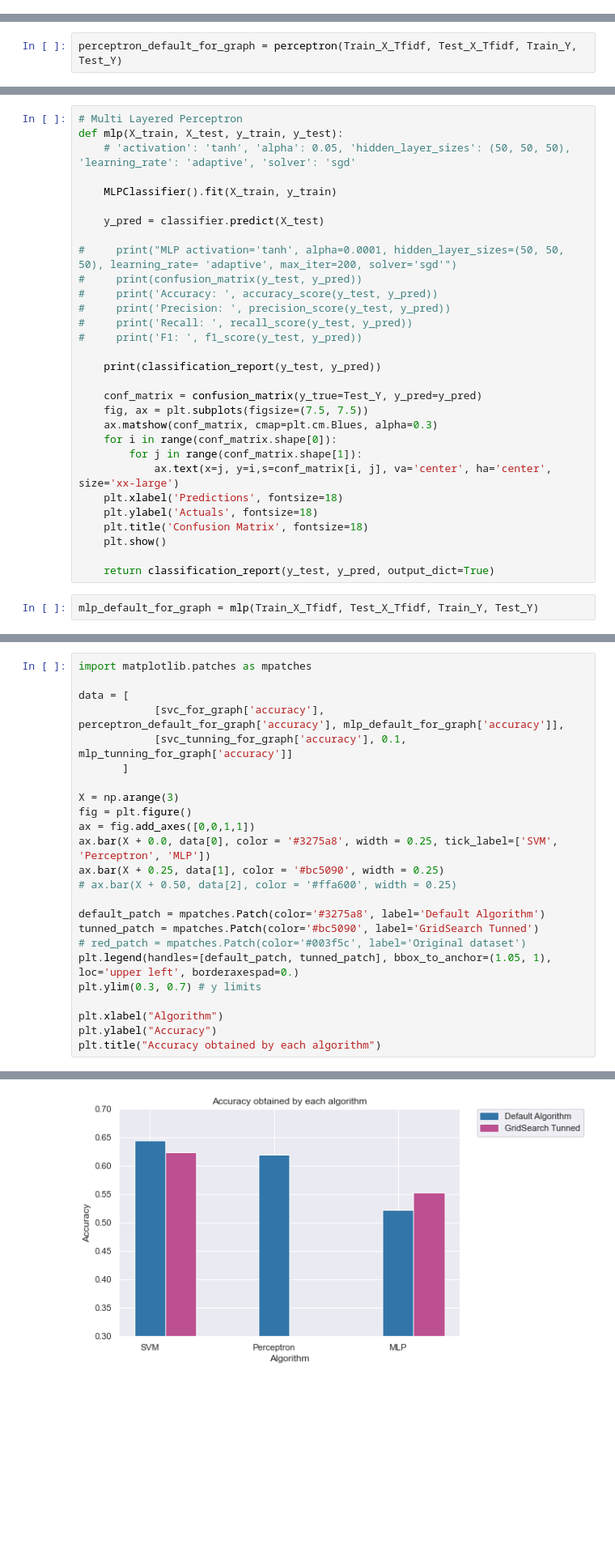
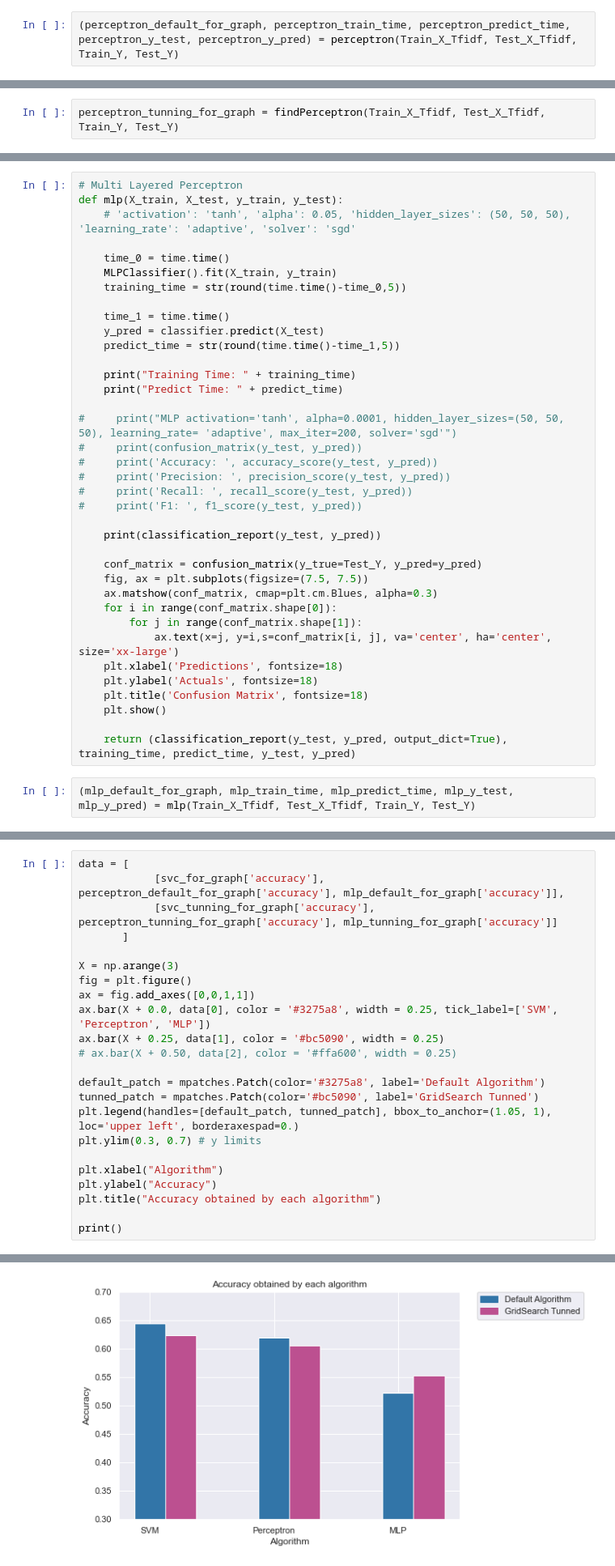
Before and after one commit to joaoDossena/MIEIC-IART, a Jupyter notebook: proj2 - Irony Detection/src/notebooks/Delivery.ipynb, the cells around one changed output, grey strips where cells are left out. Shown: that part at 81% size. Drawn from its saved outputs; the diff is of its cells as text; blank space fills up the shorter version.

```diff
--- a/proj2 - Irony Detection/src/notebooks/Delivery.ipynb
+++ b/proj2 - Irony Detection/src/notebooks/Delivery.ipynb
@@ -400,0 +411,2 @@ def perceptron(X_train, X_test, y_train, y_test):
+# %%
+(perceptron_default_for_graph, perceptron_train_time, perceptron_predict_time, perceptron_y_test, perceptron_y_pred) = perceptron(Train_X_Tfidf, Test_X_Tfidf, Train_Y, Test_Y)
@@ -401,3 +453,3 @@ def perceptron(X_train, X_test, y_train, y_test):
 # %%
-perceptron_default_for_graph = perceptron(Train_X_Tfidf, Test_X_Tfidf, Train_Y, Test_Y)
+perceptron_tunning_for_graph = findPerceptron(Train_X_Tfidf, Test_X_Tfidf, Train_Y, Test_Y)
 # %% [output]
@@ -422,9 +481,16 @@ from sklearn.neural_network import MLPClassifier
 def mlp(X_train, X_test, y_train, y_test):
     # 'activation': 'tanh', 'alpha': 0.05, 'hidden_layer_sizes': (50, 50, 50), 'learning_rate': 'adaptive', 'solver': 'sgd'
 
+    time_0 = time.time()
     MLPClassifier().fit(X_train, y_train)
+    training_time = str(round(time.time()-time_0,5))
 
+    time_1 = time.time()
     y_pred = classifier.predict(X_test)
+    predict_time = str(round(time.time()-time_1,5))
+
+    print("Training Time: " + training_time)
+    print("Predict Time: " + predict_time)
 
 #     print("MLP activation='tanh', alpha=0.0001, hidden_layer_sizes=(50, 50, 50), learning_rate= 'adaptive', max_iter=200, solver='sgd'")
 #     print(confusion_matrix(y_test, y_pred))
@@ -446,7 +512,7 @@ def mlp(X_train, X_test, y_train, y_test):
     plt.title('Confusion Matrix', fontsize=18)
     plt.show()
 
-    return classification_report(y_test, y_pred, output_dict=True)
+    return (classification_report(y_test, y_pred, output_dict=True), training_time, predict_time, y_test, y_pred)
 # %%
-mlp_default_for_graph = mlp(Train_X_Tfidf, Test_X_Tfidf, Train_Y, Test_Y)
+(mlp_default_for_graph, mlp_train_time, mlp_predict_time, mlp_y_test, mlp_y_pred) = mlp(Train_X_Tfidf, Test_X_Tfidf, Train_Y, Test_Y)
 # %% [output]
@@ -518,9 +590,7 @@ weighted avg       0.54      0.55      0.54       784
 # %%
-import matplotlib.patches as mpatches
-
 data = [
             [svc_for_graph['accuracy'], perceptron_default_for_graph['accuracy'], mlp_default_for_graph['accuracy']],
-            [svc_tunning_for_graph['accuracy'], 0.1, mlp_tunning_for_graph['accuracy']]
+            [svc_tunning_for_graph['accuracy'], perceptron_tunning_for_graph['accuracy'], mlp_tunning_for_graph['accuracy']]
        ]
 
 X = np.arange(3)
@@ -532,11 +602,12 @@ ax.bar(X + 0.25, data[1], color = '#bc5090', width = 0.25)
 
 default_patch = mpatches.Patch(color='#3275a8', label='Default Algorithm')
 tunned_patch = mpatches.Patch(color='#bc5090', label='GridSearch Tunned')
-# red_patch = mpatches.Patch(color='#003f5c', label='Original dataset')
 plt.legend(handles=[default_patch, tunned_patch], bbox_to_anchor=(1.05, 1), loc='upper left', borderaxespad=0.)
 plt.ylim(0.3, 0.7) # y limits
 
 plt.xlabel("Algorithm")
 plt.ylabel("Accuracy")
 plt.title("Accuracy obtained by each algorithm")
+
+print()
 # %% [output]
@@ -544 +614 @@ Text(0.5, 1.0, 'Accuracy obtained by each algorithm')
-[figure, old version]
+[figure, new version]
```
Also changed, not shown: parts of 13 cells of this notebook.
